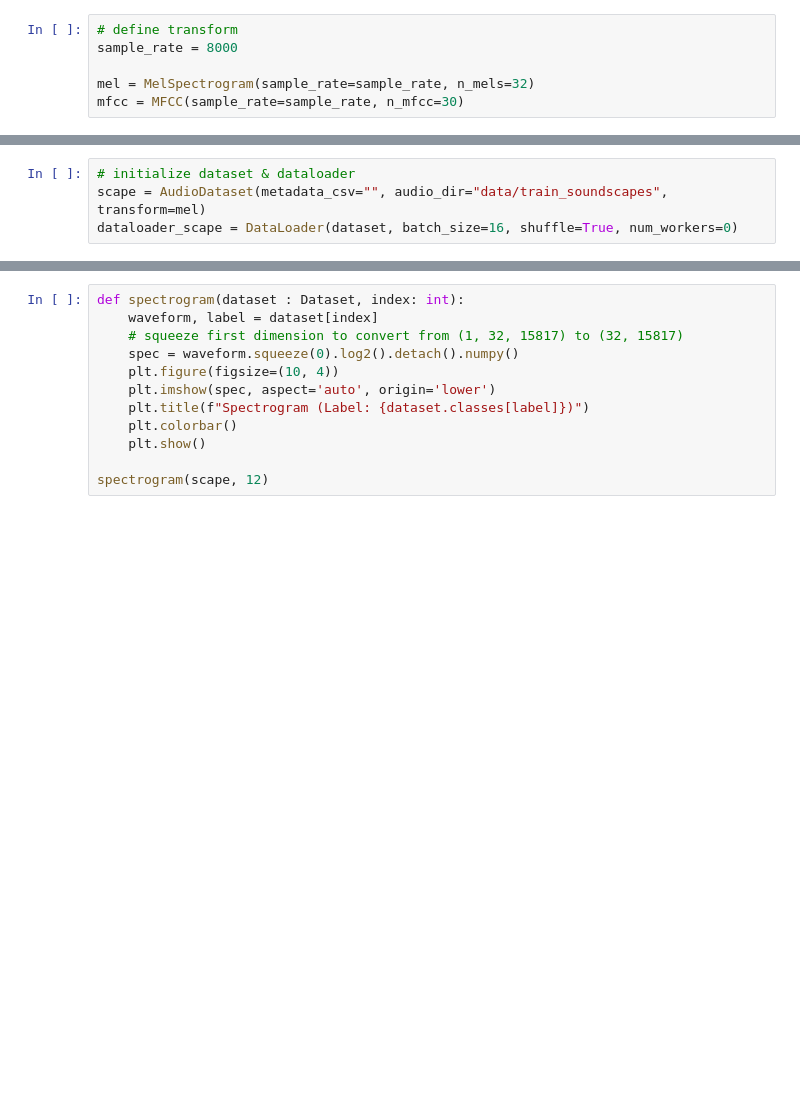
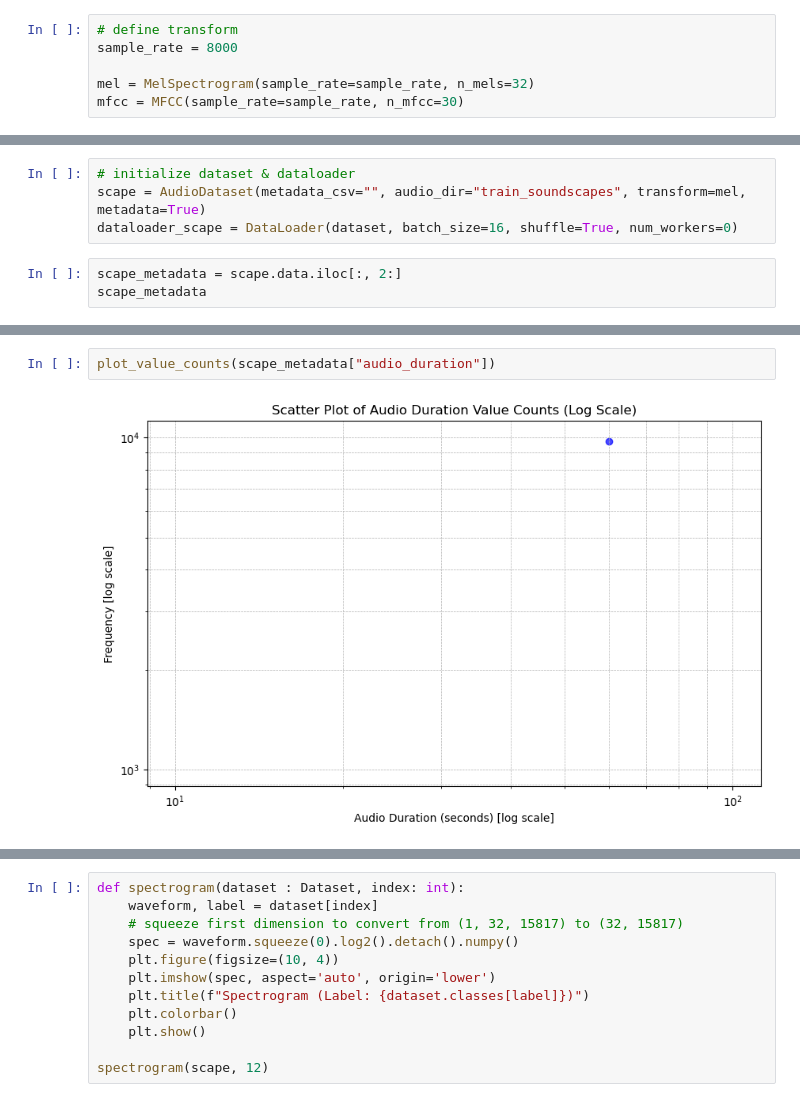
Before and after one commit to quercia-dev/birdclef2025, a Jupyter notebook: 01_Exploratory.ipynb, the cells around one changed output, grey strips where cells are left out. Saved outputs shown, nothing was run; the diff lists cells and outputs as text; blank space fills up the shorter version.

```diff
--- a/01_Exploratory.ipynb
+++ b/01_Exploratory.ipynb
@@ -108,4 +165,7 @@ dataloader = DataLoader(dataset, batch_size=16, shuffle=True, num_workers=0)
 # %%
 # initialize dataset & dataloader
-scape = AudioDataset(metadata_csv="", audio_dir="data/train_soundscapes", transform=mel)
+scape = AudioDataset(metadata_csv="", audio_dir="train_soundscapes", transform=mel, metadata=True)
 dataloader_scape = DataLoader(dataset, batch_size=16, shuffle=True, num_workers=0)
+# %%
+scape_metadata = scape.data.iloc[:, 2:]
+scape_metadata
@@ -111,0 +209,4 @@ dataloader_scape = DataLoader(dataset, batch_size=16, shuffle=True, num_workers=
+# %%
+plot_value_counts(scape_metadata["audio_duration"])
+# %% [output]
+[figure, added]
```
Also changed, not shown: parts of 13 cells of this notebook.
